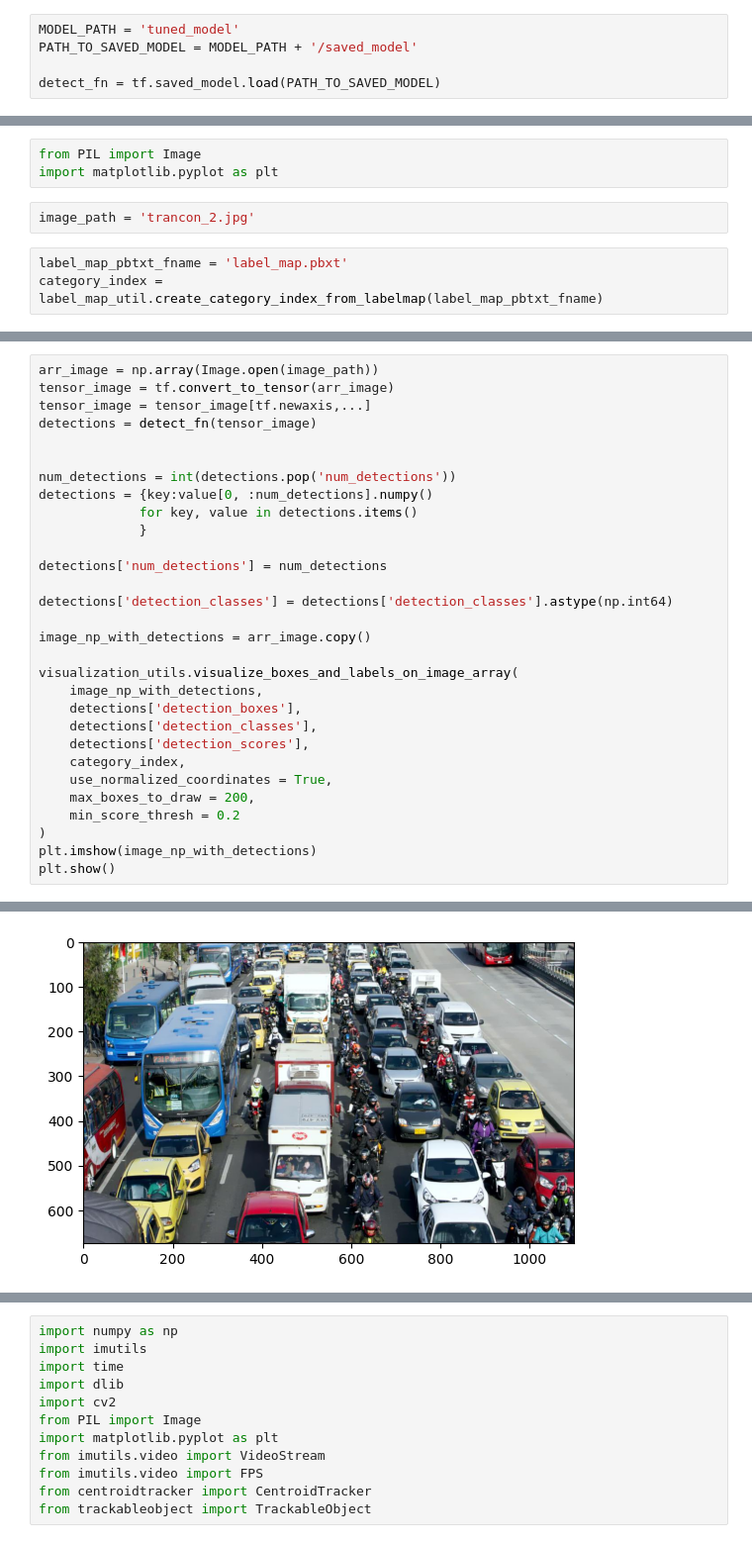
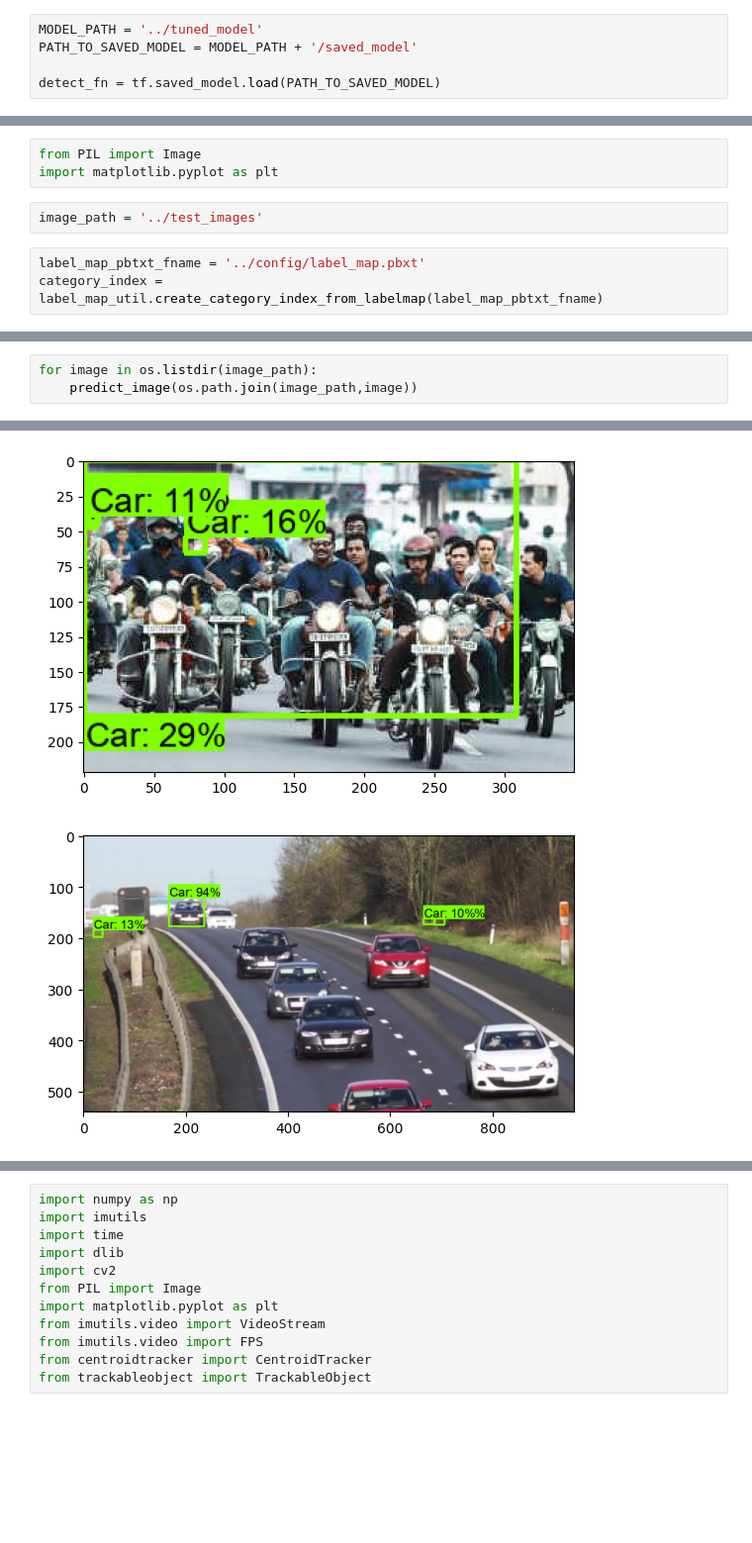
Before and after one commit to nicolasbuitragob/computer_vision_platzi, a Jupyter notebook: notebooks/inference.ipynb, the cells around one changed output, grey strips where cells are left out. Shown at 99% size. Drawn from its saved outputs; the diff is of its cells as text; blank space fills up the shorter version.

```diff
--- a/notebooks/inference.ipynb
+++ b/notebooks/inference.ipynb
@@ -5,6 +6,6 @@ import numpy as np
 %matplotlib inline
 # %%
-MODEL_PATH = 'tuned_model'
+MODEL_PATH = '../tuned_model'
 PATH_TO_SAVED_MODEL = MODEL_PATH + '/saved_model'
 
 detect_fn = tf.saved_model.load(PATH_TO_SAVED_MODEL)
@@ -25,7 +26,7 @@ To enable them in other operations, rebuild TensorFlow with the appropriate comp
 from PIL import Image
 import matplotlib.pyplot as plt
 # %%
-image_path = 'trancon_2.jpg'
+image_path = '../test_images'
 # %%
-label_map_pbtxt_fname = 'label_map.pbxt'
+label_map_pbtxt_fname = '../config/label_map.pbxt'
 category_index = label_map_util.create_category_index_from_labelmap(label_map_pbtxt_fname)
@@ -32,31 +64,4 @@ category_index = label_map_util.create_category_index_from_labelmap(label_map_pb
 # %%
-arr_image = np.array(Image.open(image_path))
-tensor_image = tf.convert_to_tensor(arr_image)
-tensor_image = tensor_image[tf.newaxis,...]
-detections = detect_fn(tensor_image)
-
-
-num_detections = int(detections.pop('num_detections'))
-detections = {key:value[0, :num_detections].numpy()
-             for key, value in detections.items()
-             }
-
-detections['num_detections'] = num_detections
-
-detections['detection_classes'] = detections['detection_classes'].astype(np.int64)
-
-image_np_with_detections = arr_image.copy()
-
-visualization_utils.visualize_boxes_and_labels_on_image_array(
-    image_np_with_detections,
-    detections['detection_boxes'],
-    detections['detection_classes'],
-    detections['detection_scores'],
-    category_index,
-    use_normalized_coordinates = True,
-    max_boxes_to_draw = 200,
-    min_score_thresh = 0.2
-)
-plt.imshow(image_np_with_detections)
-plt.show()
+for image in os.listdir(image_path):
+    predict_image(os.path.join(image_path,image))
 # %% [output]
@@ -64 +68,2 @@ plt.show()
-[figure, old version]
+[figure, new version]
+[figure, added]
```
Also changed, not shown: parts of 6 cells of this notebook, 3 other files.
